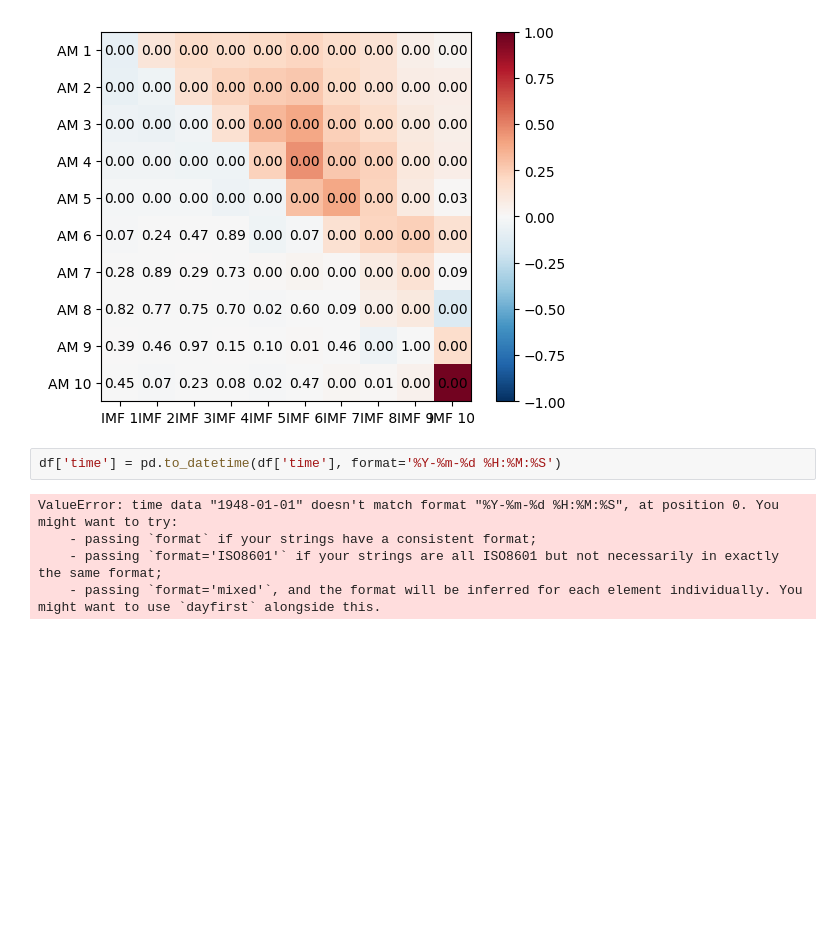
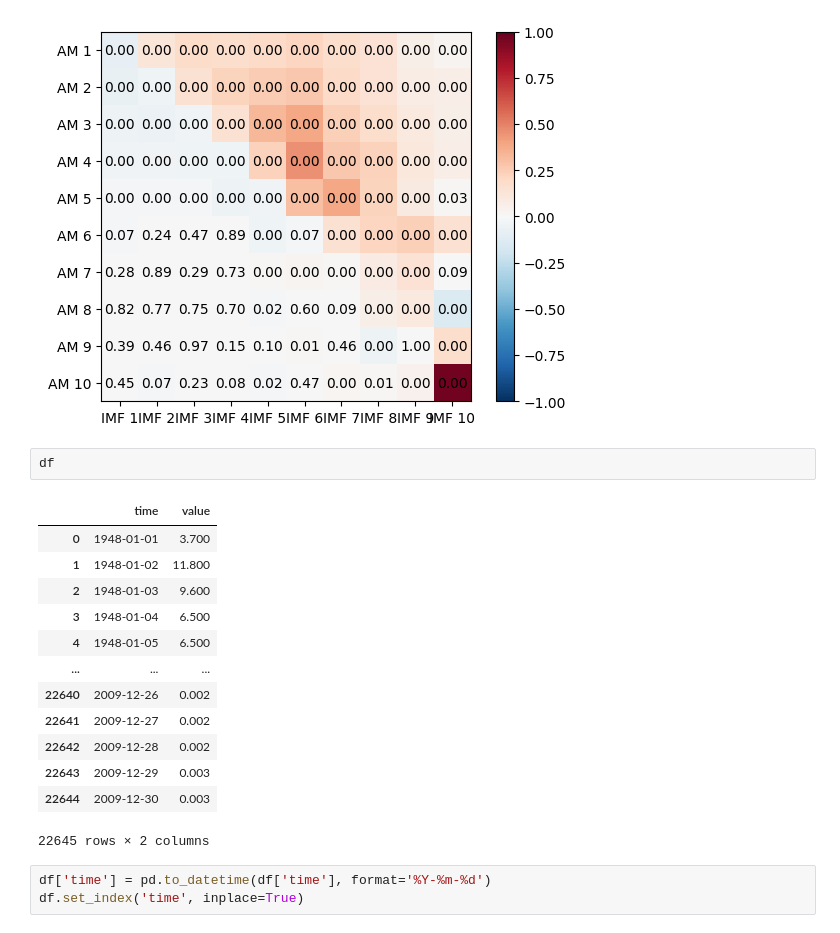
Before and after one commit to MariusAlonso/MVA-TS-Intrinsic-Timescales-Surface-Solar-Irradiance, a Jupyter notebook: paul.ipynb, the cells around one changed output. Drawn from its saved outputs; the diff is of its cells as text; blank space fills up the shorter version.

```diff
--- a/paul.ipynb
+++ b/paul.ipynb
@@ -191,10 +191,22 @@ plt.colorbar()
 plt.show()
 # %% [output]
 [figure]
+# %%
+df
+# %% [output]
+|  | time | value |
+| 0 | 1948-01-01 | 3.700 |
+| 1 | 1948-01-02 | 11.800 |
+| 2 | 1948-01-03 | 9.600 |
+| 3 | 1948-01-04 | 6.500 |
+| 4 | 1948-01-05 | 6.500 |
+| ... | ... | ... |
+| 22640 | 2009-12-26 | 0.002 |
+| 22641 | 2009-12-27 | 0.002 |
+| 22642 | 2009-12-28 | 0.002 |
+| 22643 | 2009-12-29 | 0.003 |
+| 22644 | 2009-12-30 | 0.003 |
+22645 rows × 2 columns
 # %%
-df['time'] = pd.to_datetime(df['time'], format='%Y-%m-%d %H:%M:%S')
+df['time'] = pd.to_datetime(df['time'], format='%Y-%m-%d')
+df.set_index('time', inplace=True)
-# %% [output]
-ValueError: time data "1948-01-01" doesn't match format "%Y-%m-%d %H:%M:%S", at position 0. You might want to try:
-    - passing `format` if your strings have a consistent format;
-    - passing `format='ISO8601'` if your strings are all ISO8601 but not necessarily in exactly the same format;
-    - passing `format='mixed'`, and the format will be inferred for each element individually. You might want to use `dayfirst` alongside this.
```
Also changed, not shown: parts of 4 cells of this notebook.
